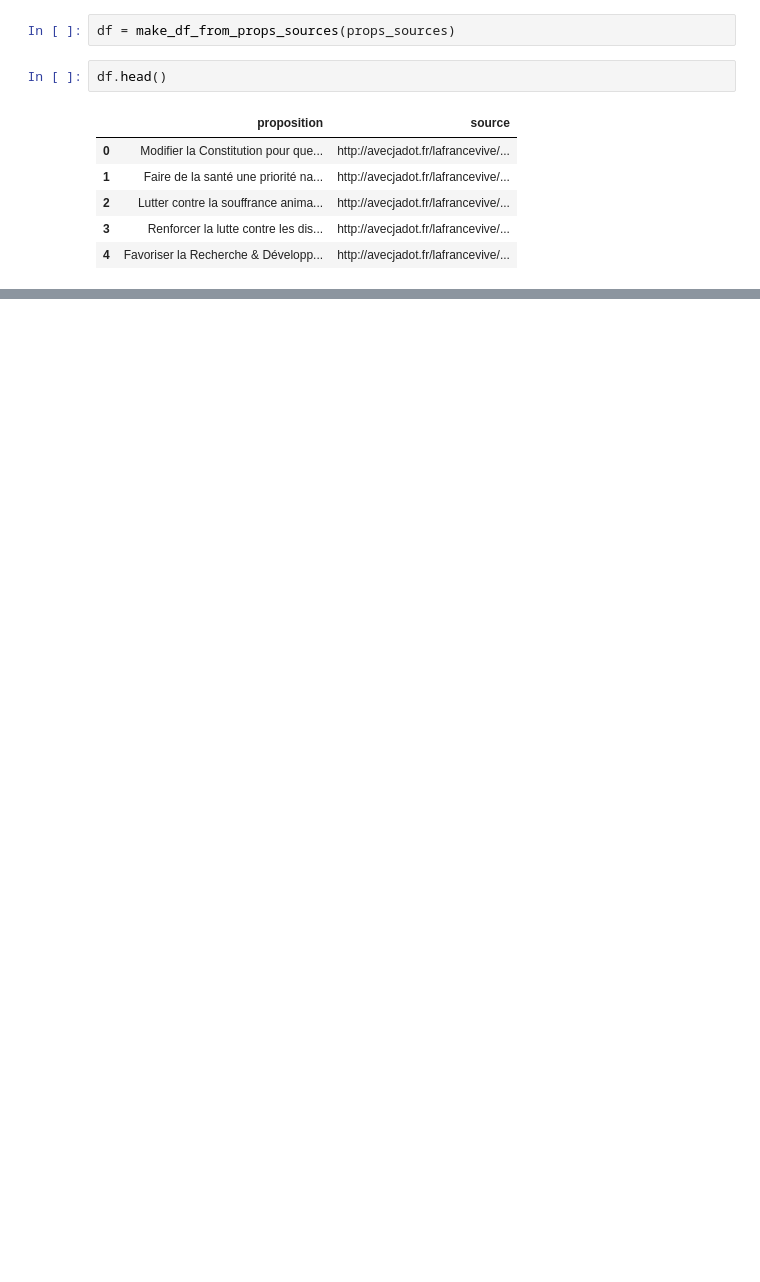
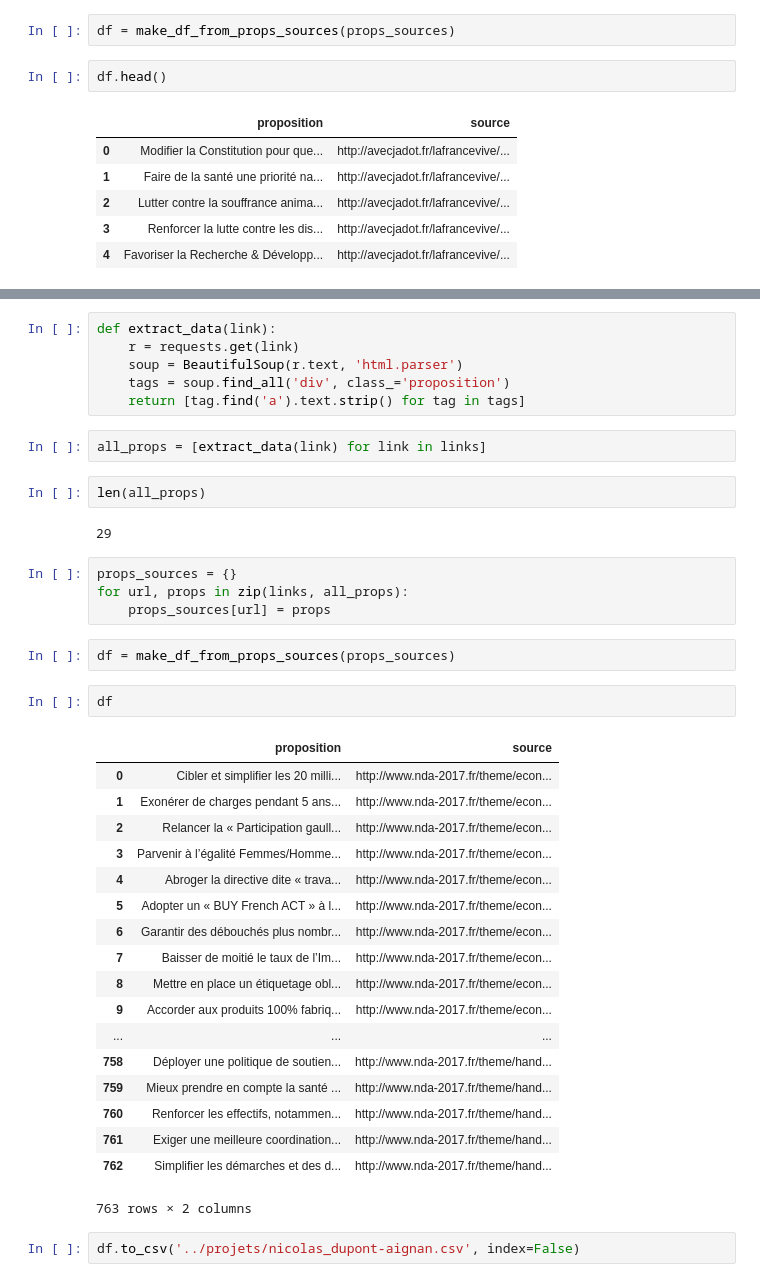
Before and after one commit to flothesof/presidentielles2017, a Jupyter notebook: ipynb/Text mining des programmes.ipynb, the cells around one changed output, grey strips where cells are left out. Drawn from its saved outputs; the diff is of its cells as text; blank space fills up the shorter version.

```diff
--- a/ipynb/Text mining des programmes.ipynb
+++ b/ipynb/Text mining des programmes.ipynb
@@ -639,0 +671,41 @@ df.to_csv('projets/yannick_jadot.csv', index=False)
+# %%
+def extract_data(link):
+    r = requests.get(link)
+    soup = BeautifulSoup(r.text, 'html.parser')
+    tags = soup.find_all('div', class_='proposition')
+    return [tag.find('a').text.strip() for tag in tags]
+# %%
+all_props = [extract_data(link) for link in links]
+# %%
+len(all_props)
+# %% [output]
+29
+# %%
+props_sources = {}
+for url, props in zip(links, all_props):
+    props_sources[url] = props
+# %%
+df = make_df_from_props_sources(props_sources)
+# %%
+df
+# %% [output]
+|  | proposition | source |
+| 0 | Cibler et simplifier les 20 milli... | http://www.nda-2017.fr/theme/econ... |
+| 1 | Exonérer de charges pendant 5 ans... | http://www.nda-2017.fr/theme/econ... |
+| 2 | Relancer la « Participation gaull... | http://www.nda-2017.fr/theme/econ... |
+| 3 | Parvenir à l’égalité Femmes/Homme... | http://www.nda-2017.fr/theme/econ... |
+| 4 | Abroger la directive dite « trava... | http://www.nda-2017.fr/theme/econ... |
+| 5 | Adopter un « BUY French ACT » à l... | http://www.nda-2017.fr/theme/econ... |
+| 6 | Garantir des débouchés plus nombr... | http://www.nda-2017.fr/theme/econ... |
+| 7 | Baisser de moitié le taux de l’Im... | http://www.nda-2017.fr/theme/econ... |
+| 8 | Mettre en place un étiquetage obl... | http://www.nda-2017.fr/theme/econ... |
+| 9 | Accorder aux produits 100% fabriq... | http://www.nda-2017.fr/theme/econ... |
+| ... | ... | ... |
+| 758 | Déployer une politique de soutien... | http://www.nda-2017.fr/theme/hand... |
+| 759 | Mieux prendre en compte la santé ... | http://www.nda-2017.fr/theme/hand... |
+| 760 | Renforcer les effectifs, notammen... | http://www.nda-2017.fr/theme/hand... |
+| 761 | Exiger une meilleure coordination... | http://www.nda-2017.fr/theme/hand... |
+| 762 | Simplifier les démarches et des d... | http://www.nda-2017.fr/theme/hand... |
+763 rows × 2 columns
+# %%
+df.to_csv('../projets/nicolas_dupont-aignan.csv', index=False)
```
Also changed, not shown: parts of 23 cells of this notebook, 3 other files.
